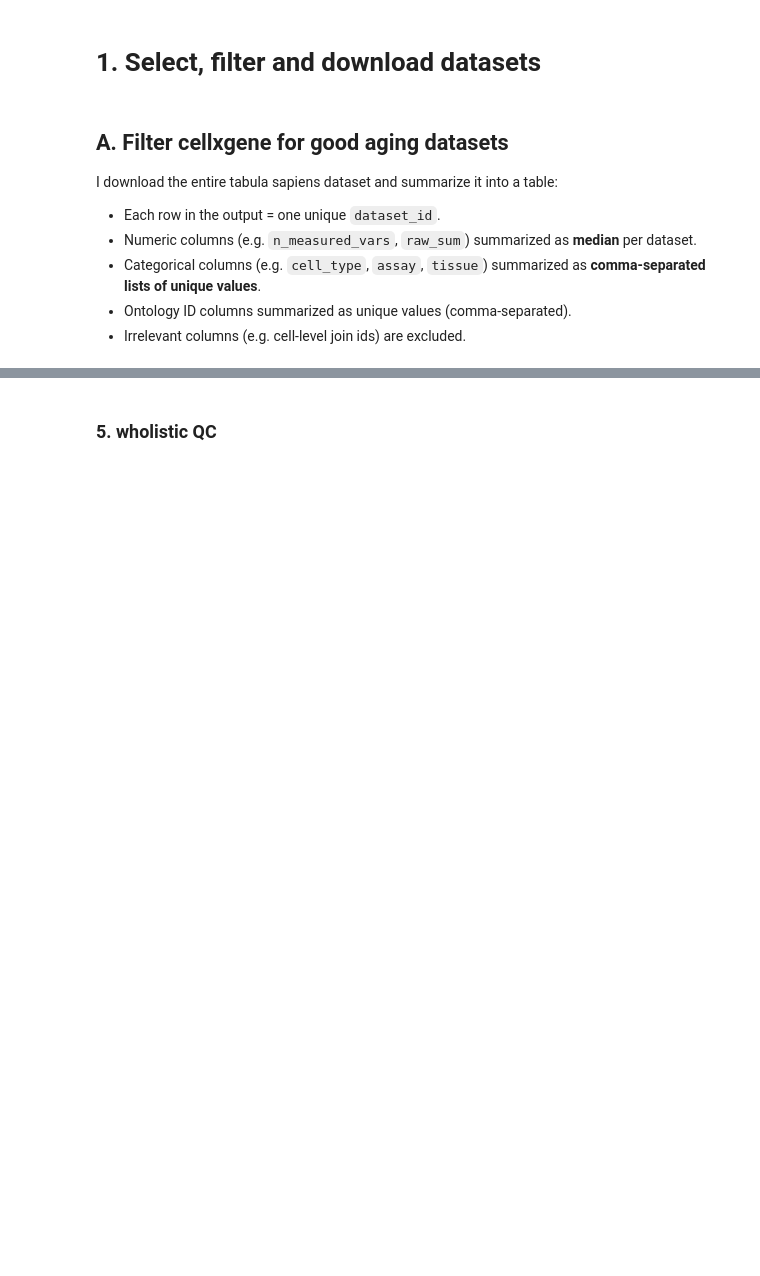
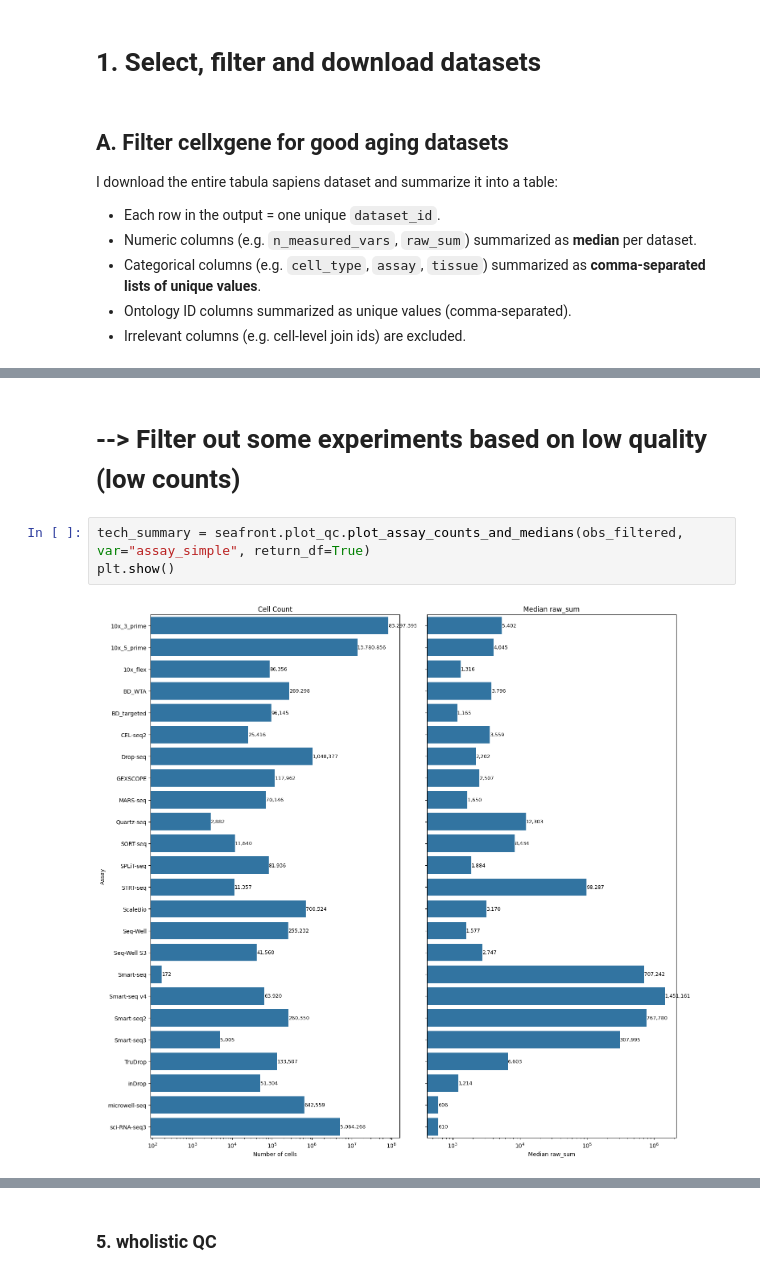
Before and after one commit to fderop/seafront, a Jupyter notebook: 00_main.ipynb, the cells around one changed output, grey strips where cells are left out. Drawn from its saved outputs; the diff is of its cells as text; blank space fills up the shorter version.

```diff
--- a/00_main.ipynb
+++ b/00_main.ipynb
@@ -53,0 +61,7 @@ summary
+# %% [markdown]
+# --> Filter out some experiments based on low quality (low counts)
+# %%
+tech_summary = seafront.plot_qc.plot_assay_counts_and_medians(obs_filtered, var="assay_simple", return_df=True)
+plt.show()
+# %% [output]
+[figure, added]
```
Also changed, not shown: parts of 31 cells of this notebook, 8 other files.
